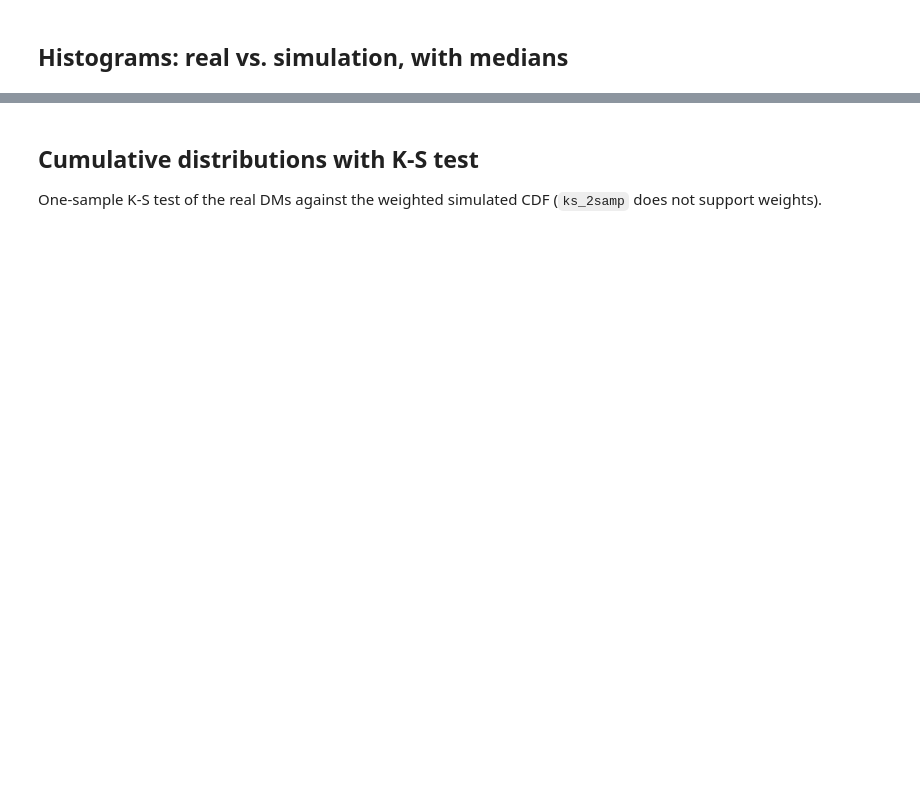
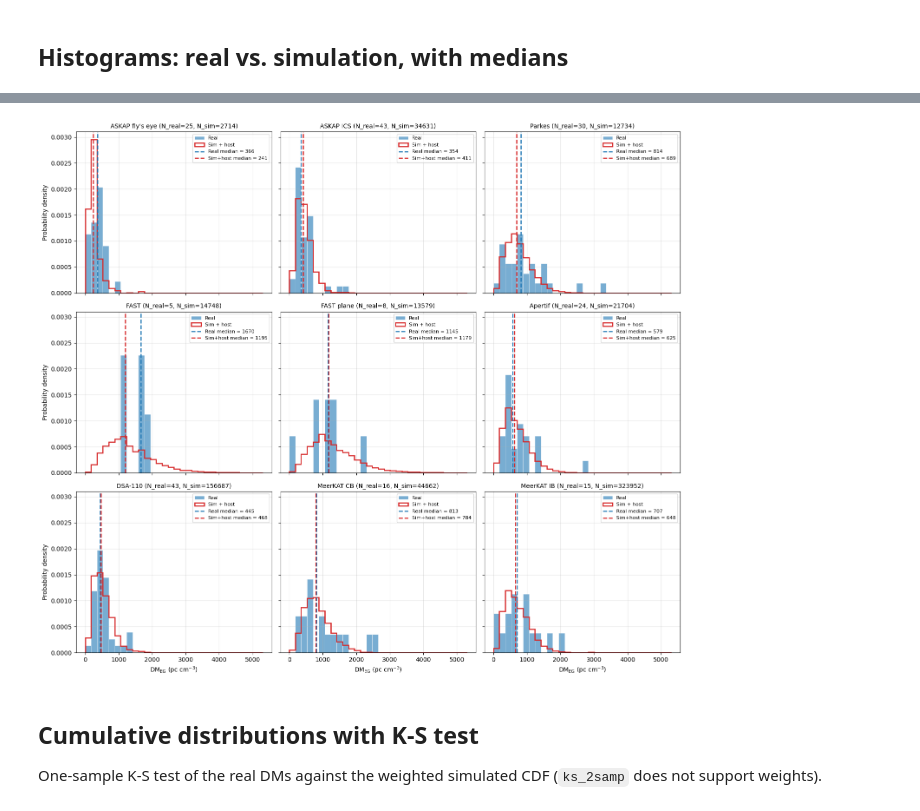
Before and after one commit to tzuyin524/FRB-POP, a Jupyter notebook: DM_EG_distribution.ipynb, the cells around one changed output, grey strips where cells are left out. Cells and saved outputs as stored; diff of their text form; code cells hidden in the pictures; blank space fills up the shorter version.

```diff
--- a/DM_EG_distribution.ipynb
+++ b/DM_EG_distribution.ipynb
@@ -20,27 +20,28 @@ DENSITY = True                                 # False -> raw counts
 # panel title -> real-data csv (order = left-to-right, top-to-bottom)
 FILES = {
     "ASKAP fly's eye": 'askap_flyeye.csv',
+    'ASKAP ICS': 'askap_ics.csv',
     'Parkes': 'parkes.csv',
     'FAST': 'fast.csv',
-    'ASKAP ICS': 'askap_ics.csv',
+    'FAST plane': 'fast_plane.csv',
     'Apertif': 'apertif.csv',
     'DSA-110': 'dsa-110.csv',
     'MeerKAT CB': 'meerkat_CB.csv',
     'MeerKAT IB': 'meerkat_IB.csv',
-    'FAST plane': 'fast_plane.csv',
+
 }
 
 # panel title -> simulation npy
 SIM_FILES = {
     "ASKAP fly's eye": 'DM_distribution_askap_fe.npy',
+    'ASKAP ICS': 'DM_distribution_askap_ics.npy',
     'Parkes': 'DM_distribution_parkes.npy',
     'FAST': 'DM_distribution_fast.npy',
-    'ASKAP ICS': 'DM_distribution_askap_ics.npy',
+    'FAST plane': 'DM_distribution_fast_plane.npy',
     'Apertif': 'DM_distribution_apertif.npy',
     'DSA-110': 'DM_distribution_dsa110.npy',
     'MeerKAT CB': 'DM_distribution_meerkat_cb.npy',
-    'MeerKAT IB': 'DM_distribution_meerkat_ib.npy',
-    'FAST plane': 'DM_distribution_fast_plane.npy',
+    'MeerKAT IB': 'DM_distribution_meerkat_ib.npy'
 }
 # %%
 %matplotlib inline
@@ -129,6 +152,6 @@ plt.show()
 # %%
 # ---- host DM config ----
-HOST_MEDIAN = 150.0    # pc cm^-3; median of the lognormal (ln-space mean = ln(100))
+HOST_MEDIAN = 100.0    # pc cm^-3; median of the lognormal (ln-space mean = ln(100))
 HOST_SIGMA = 1.0       # ln-space width (must be positive)
 DM_PER_Z = 1000.0      # simulation uses DM = 1000 * z
 rng = np.random.default_rng(42)
@@ -151,33 +174,35 @@ fig, axes = plt.subplots(3, 3, figsize=(15, 13), sharex=True, sharey=True)
 for ax, name in zip(axes.flat, data):
     d = data[name]
     s_dm, s_w = sim[name]
     h_dm, h_w = sim_host[name]
     h_med = weighted_median(h_dm, h_w)
 
     ax.hist(d, bins=bins, density=DENSITY, color='tab:blue', alpha=0.6,
             edgecolor='white', linewidth=0.5, label='Real')
     # ax.hist(s_dm, bins=bins, weights=s_w, density=DENSITY, histtype='step',
     #         color='tab:red', ls=':', linewidth=1.2, alpha=0.7, label='Sim (no host)')
     ax.hist(h_dm, bins=bins, weights=h_w, density=DENSITY, histtype='step',
             color='tab:red', linewidth=1.8, label='Sim + host')
 
     ax.axvline(np.median(d), color='tab:blue', ls='--', lw=1.8,
                label=f'Real median = {np.median(d):.0f}')
     ax.axvline(h_med, color='tab:red', ls='--', lw=1.8,
                label=f'Sim+host median = {h_med:.0f}')
 
     ax.set_title(f'{name} (N_real={len(d)}, N_sim={s_w.sum():.0f})', fontsize=10)
     ax.grid(alpha=0.3)
     ax.legend(fontsize=8)
 
 for ax in axes[-1, :]:
     ax.set_xlabel(r'DM$_{\rm EG}$ (pc cm$^{-3}$)')
 for ax in axes[:, 0]:
     ax.set_ylabel('Probability density' if DENSITY else 'Counts')
 
 plt.tight_layout()
 # plt.savefig('DM_EG_distribution_real_vs_sim_host.png', dpi=300, bbox_inches='tight')
 plt.show()
+# %% [output]
+[figure, added]
 # %% [markdown]
 ## Cumulative distributions with K-S test
 
```
Also changed, not shown: parts of 6 cells of this notebook, 19 other files.
